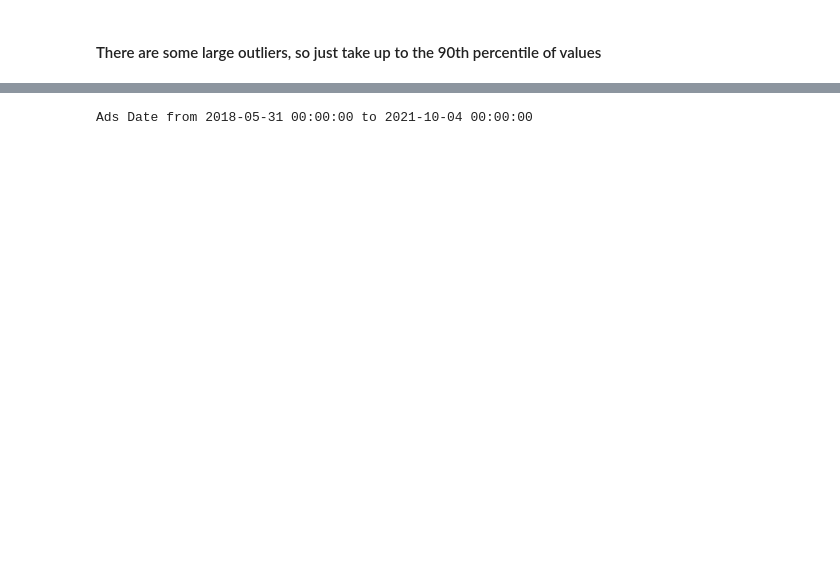
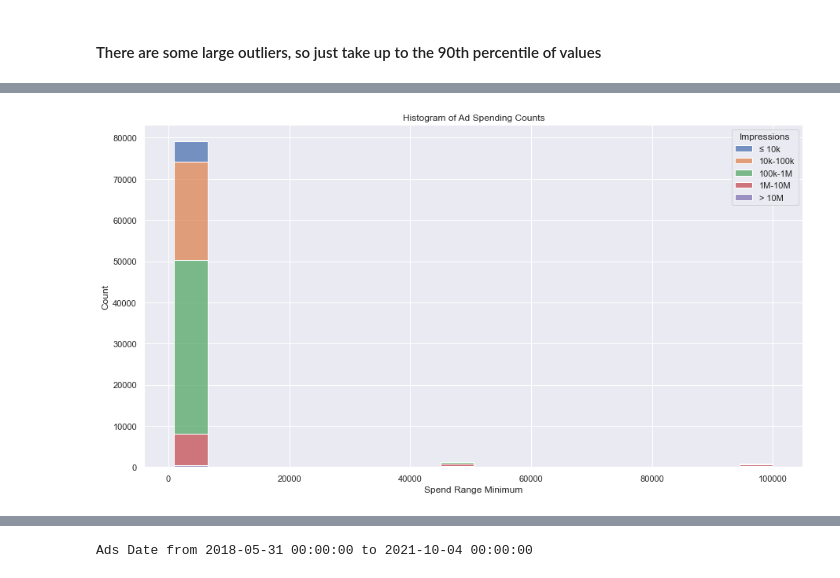
Before and after one commit to esalamon17/Google-Political-Ads, a Jupyter notebook: testing datasetst.ipynb, the cells around one changed output, grey strips where cells are left out. Cells and saved outputs as stored; diff of their text form; code cells hidden in the pictures; blank space fills up the shorter version.

```diff
--- a/testing datasetst.ipynb
+++ b/testing datasetst.ipynb
@@ -265,0 +310,6 @@ plt.xticks(np.arange(0, 7), ('Monday', 'Tuesday', 'Wednesday', 'Thursday', 'Frid
+# %%
+sns.histplot(x = 'Spend_Range_Min_USD', hue = 'Impressions', data = data, multiple = 'stack')
+plt.xlabel('Spend Range Minimum');
+plt.title('Histogram of Ad Spending Counts');
+# %% [output]
+[figure, added]
```
Also changed, not shown: parts of 22 cells of this notebook.
